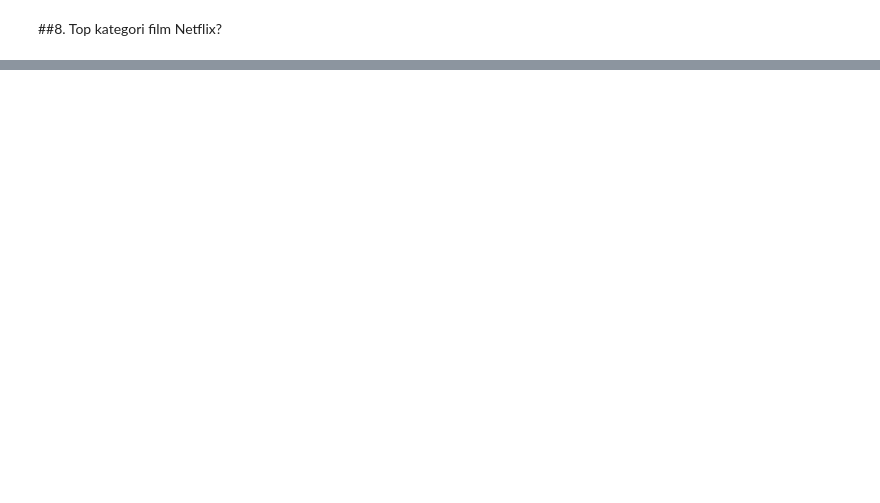
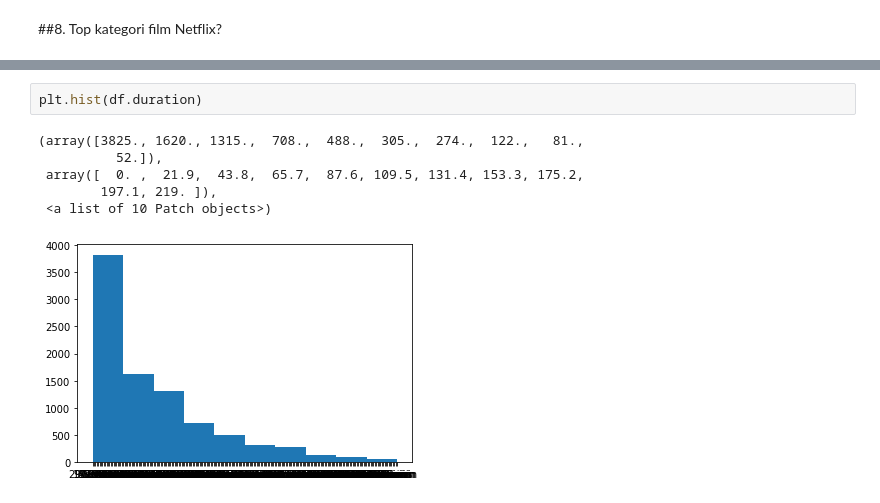
Before and after one commit to coegoke/Investigate-Netflix-Movie, a Jupyter notebook: Investigate_Netflix_Movies.ipynb, the cells around one changed output, grey strips where cells are left out. Cells and saved outputs as stored; diff of their text form; blank space fills up the shorter version.

```diff
--- a/Investigate_Netflix_Movies.ipynb
+++ b/Investigate_Netflix_Movies.ipynb
@@ -392,3 +394,12 @@ fig.update_layout(
 fig.show()
 # %% [output]
 [interactive output not drawn]
+# %%
+plt.hist(df.duration)
+# %% [output]
+(array([3825., 1620., 1315.,  708.,  488.,  305.,  274.,  122.,   81.,
+          52.]),
+ array([  0. ,  21.9,  43.8,  65.7,  87.6, 109.5, 131.4, 153.3, 175.2,
+        197.1, 219. ]),
+ <a list of 10 Patch objects>)
+[figure, added]
```
Also changed, not shown: parts of 1 cell of this notebook.
